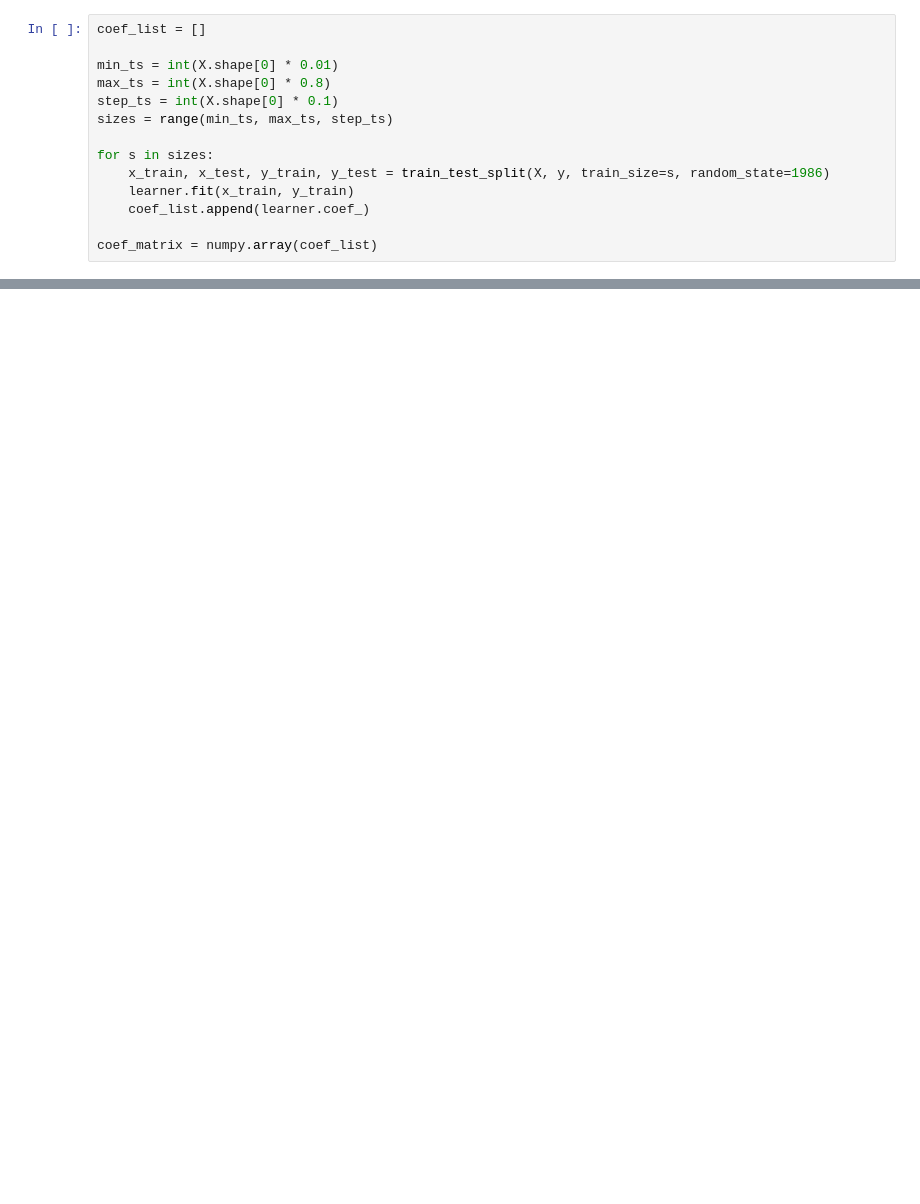
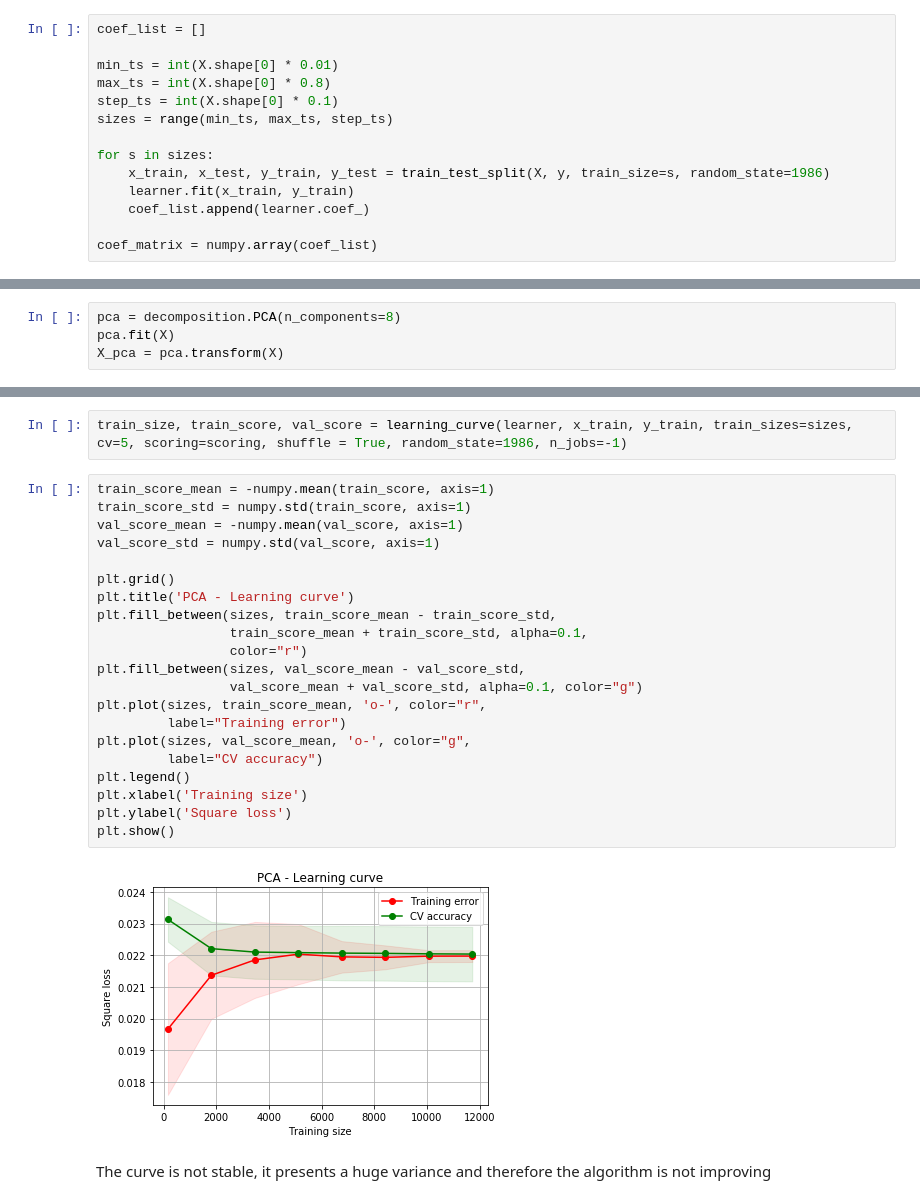
Before and after one commit to mikymaione/HousingPrices, a Jupyter notebook: SourceCode/HousingPrices/main.ipynb, the cells around one changed output, grey strips where cells are left out. Saved outputs shown, nothing was run; the diff lists cells and outputs as text; blank space fills up the shorter version.

```diff
--- a/SourceCode/HousingPrices/main.ipynb
+++ b/SourceCode/HousingPrices/main.ipynb
@@ -636,0 +583,4 @@ NameError: name 'decomposition' is not defined
+# %%
+pca = decomposition.PCA(n_components=8)
+pca.fit(X)
+X_pca = pca.transform(X)
@@ -636,0 +603,27 @@ NameError: name 'decomposition' is not defined
+# %%
+train_size, train_score, val_score = learning_curve(learner, x_train, y_train, train_sizes=sizes, cv=5, scoring=scoring, shuffle = True, random_state=1986, n_jobs=-1)
+# %%
+train_score_mean = -numpy.mean(train_score, axis=1)
+train_score_std = numpy.std(train_score, axis=1)
+val_score_mean = -numpy.mean(val_score, axis=1)
+val_score_std = numpy.std(val_score, axis=1)
+
+plt.grid()
+plt.title('PCA - Learning curve')
+plt.fill_between(sizes, train_score_mean - train_score_std,
+                 train_score_mean + train_score_std, alpha=0.1,
+                 color="r")
+plt.fill_between(sizes, val_score_mean - val_score_std,
+                 val_score_mean + val_score_std, alpha=0.1, color="g")
+plt.plot(sizes, train_score_mean, 'o-', color="r",
+         label="Training error")
+plt.plot(sizes, val_score_mean, 'o-', color="g",
+         label="CV accuracy")
+plt.legend()
+plt.xlabel('Training size')
+plt.ylabel('Square loss')
+plt.show()
+# %% [output]
+[figure, added]
+# %% [markdown]
+The curve is not stable, it presents a huge variance and therefore the algorithm is not improving
```
Also changed, not shown: parts of 28 cells of this notebook.
